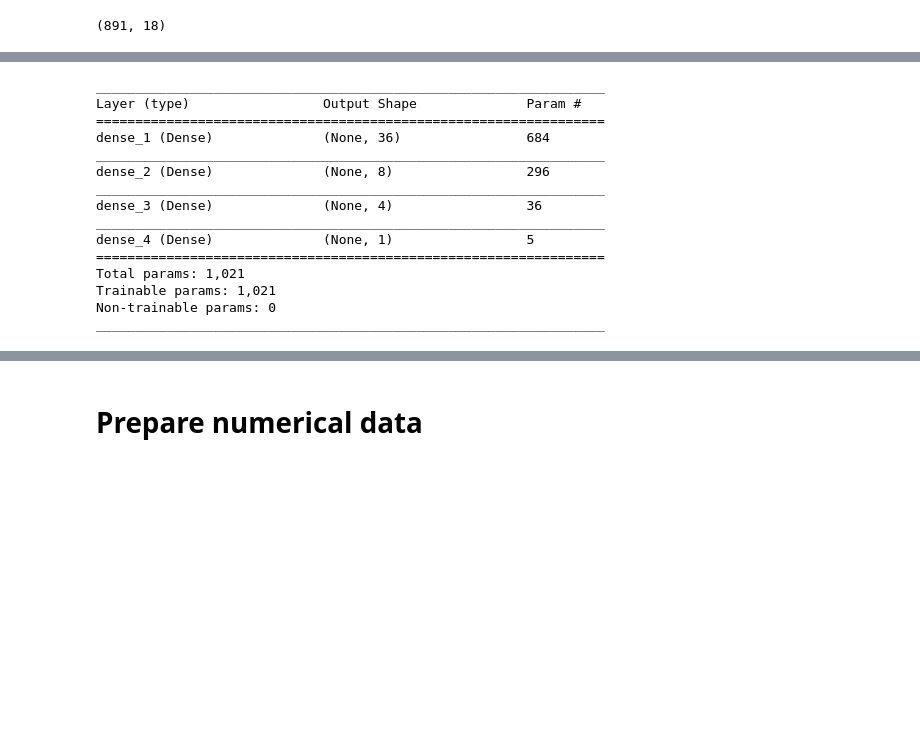
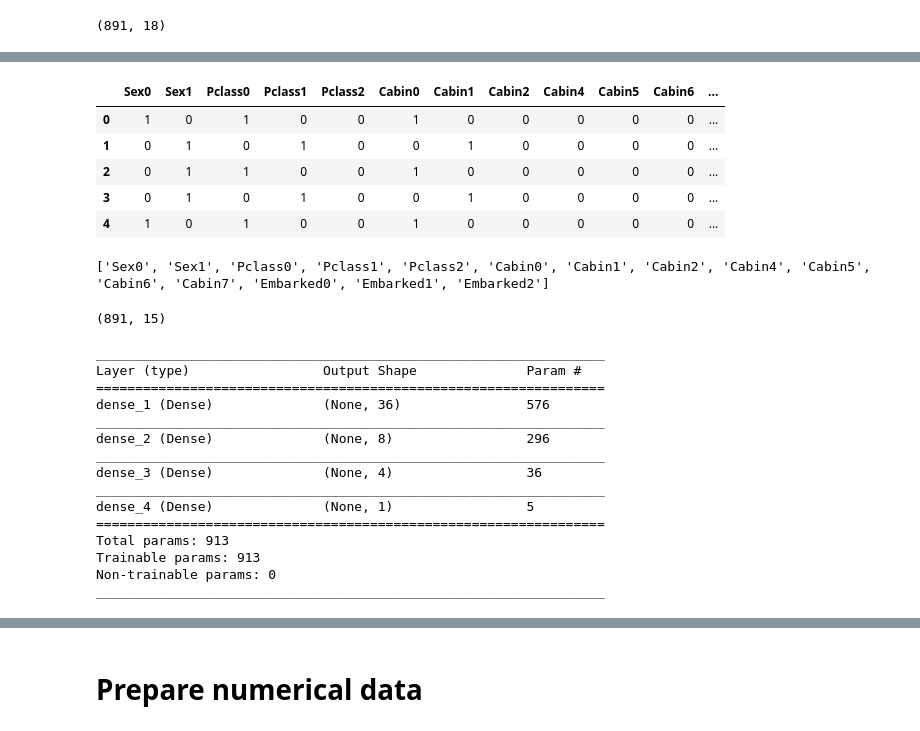
Before and after one commit to whyboris/ml-with-python-and-keras, a Jupyter notebook: titanic/titanic.ipynb, the cells around one changed output, grey strips where cells are left out. Saved outputs shown, nothing was run; the diff lists cells and outputs as text; code cells hidden in the pictures; blank space fills up the shorter version.

```diff
--- a/titanic/titanic.ipynb
+++ b/titanic/titanic.ipynb
@@ -172,0 +183,10 @@ newDF.shape
+# %%
+print('Column   \ttotal entrties')
+print('-------------------------------')
+for col in list(newDF):
+    total = newDF[col].sum()
+    print(col,':    ', '\t', total, sep='', end='')
+    if (total < 10):
+        newDF = newDF.drop([col], axis=1)
+        print('\t<-- dropped', end='')
+    print()
@@ -173,8 +214,25 @@ newDF.shape
+# %%
+newDF.head(5)
+# %% [output]
+|  | Sex0 | Sex1 | Pclass0 | Pclass1 | Pclass2 | Cabin0 | Cabin1 | Cabin2 | Cabin4 | Cabin5 | Cabin6 | ... |
+| 0 | 1 | 0 | 1 | 0 | 0 | 1 | 0 | 0 | 0 | 0 | 0 | ... |
+| 1 | 0 | 1 | 0 | 1 | 0 | 0 | 1 | 0 | 0 | 0 | 0 | ... |
+| 2 | 0 | 1 | 1 | 0 | 0 | 1 | 0 | 0 | 0 | 0 | 0 | ... |
+| 3 | 0 | 1 | 0 | 1 | 0 | 0 | 1 | 0 | 0 | 0 | 0 | ... |
+| 4 | 1 | 0 | 1 | 0 | 0 | 1 | 0 | 0 | 0 | 0 | 0 | ... |
+# %%
+print(list(newDF))
+# %% [output]
+['Sex0', 'Sex1', 'Pclass0', 'Pclass1', 'Pclass2', 'Cabin0', 'Cabin1', 'Cabin2', 'Cabin4', 'Cabin5', 'Cabin6', 'Cabin7', 'Embarked0', 'Embarked1', 'Embarked2']
+# %%
+newDF.shape
+# %% [output]
+(891, 15)
 # %%
 backend.clear_session()
 
 model = models.Sequential()
-model.add(layers.Dense(36, activation='relu', input_shape=(18,)))
+model.add(layers.Dense(36, activation='relu', input_shape=(15,)))
 # model.add(layers.Dropout(0.1))
 model.add(layers.Dense(8, activation='relu'))
 # model.add(layers.Dropout(0.1))
@@ -188,7 +246,7 @@ model.summary()
 _________________________________________________________________
 Layer (type)                 Output Shape              Param #
 =================================================================
-dense_1 (Dense)              (None, 36)                684
+dense_1 (Dense)              (None, 36)                576
 _________________________________________________________________
 dense_2 (Dense)              (None, 8)                 296
 _________________________________________________________________
@@ -196,8 +254,8 @@ dense_3 (Dense)              (None, 4)                 36
 _________________________________________________________________
 dense_4 (Dense)              (None, 1)                 5
 =================================================================
-Total params: 1,021
-Trainable params: 1,021
+Total params: 913
+Trainable params: 913
 Non-trainable params: 0
 _________________________________________________________________
 # %%
```
Also changed, not shown: parts of 16 cells of this notebook.
